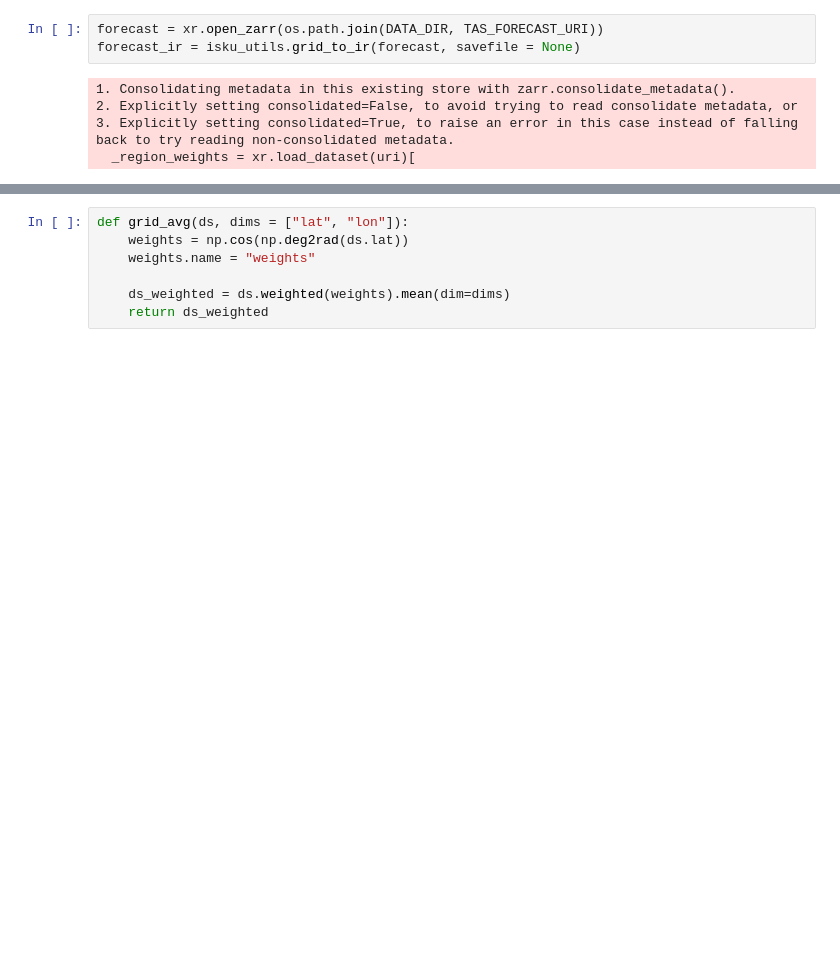
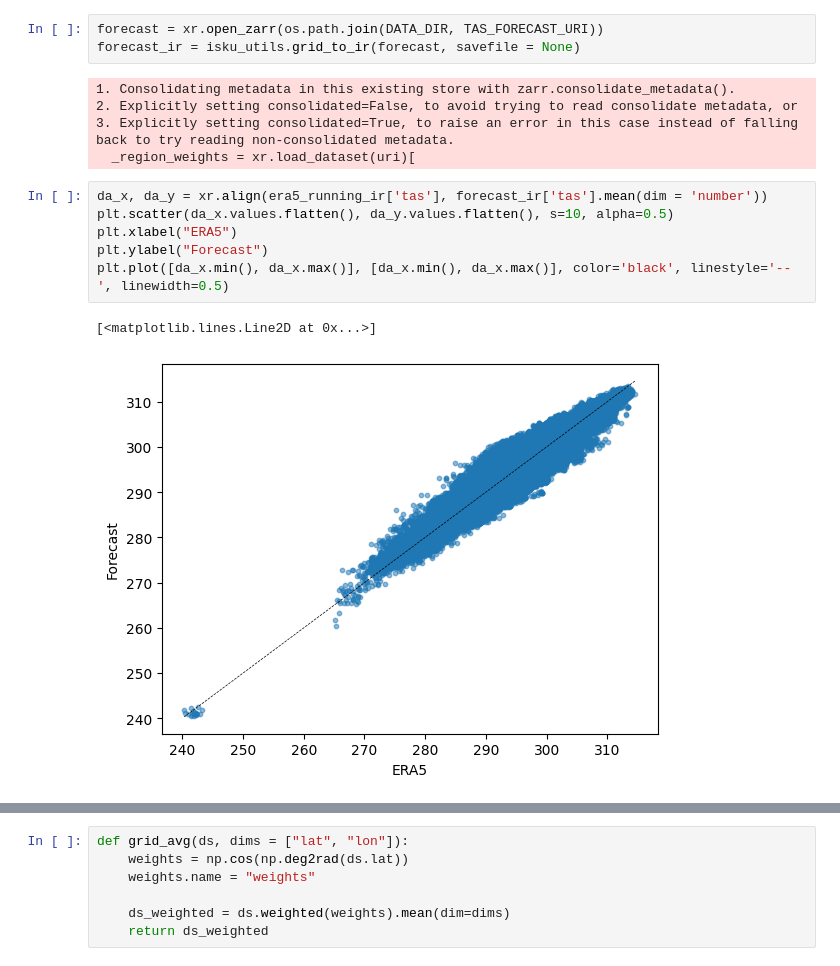
Before and after one commit to ezuetell/poreallas, a Jupyter notebook: analysis/a14_era5_running_total.ipynb, the cells around one changed output, grey strips where cells are left out. Cells and saved outputs as stored; diff of their text form; blank space fills up the shorter version.

```diff
--- a/analysis/a14_era5_running_total.ipynb
+++ b/analysis/a14_era5_running_total.ipynb
@@ -76,3 +76,12 @@ forecast_ir = isku_utils.grid_to_ir(forecast, savefile = None)
 2. Explicitly setting consolidated=False, to avoid trying to read consolidate metadata, or
 3. Explicitly setting consolidated=True, to raise an error in this case instead of falling back to try reading non-consolidated metadata.
   _region_weights = xr.load_dataset(uri)[
+# %%
+da_x, da_y = xr.align(era5_running_ir['tas'], forecast_ir['tas'].mean(dim = 'number'))
+plt.scatter(da_x.values.flatten(), da_y.values.flatten(), s=10, alpha=0.5)
+plt.xlabel("ERA5")
+plt.ylabel("Forecast")
+plt.plot([da_x.min(), da_x.max()], [da_x.min(), da_x.max()], color='black', linestyle='--', linewidth=0.5)
+# %% [output]
+[<matplotlib.lines.Line2D at 0x...>]
+[figure, added]
```
Also changed, not shown: parts of 8 cells of this notebook.
